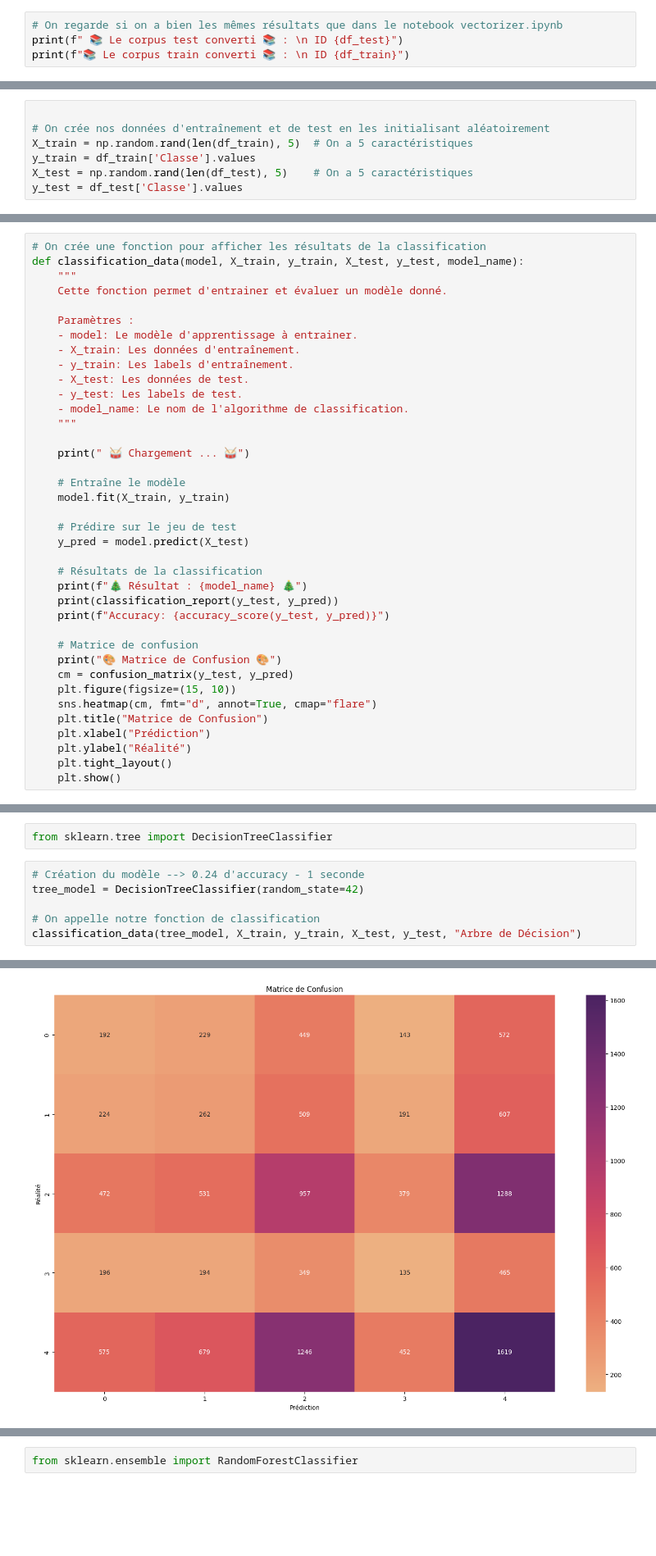
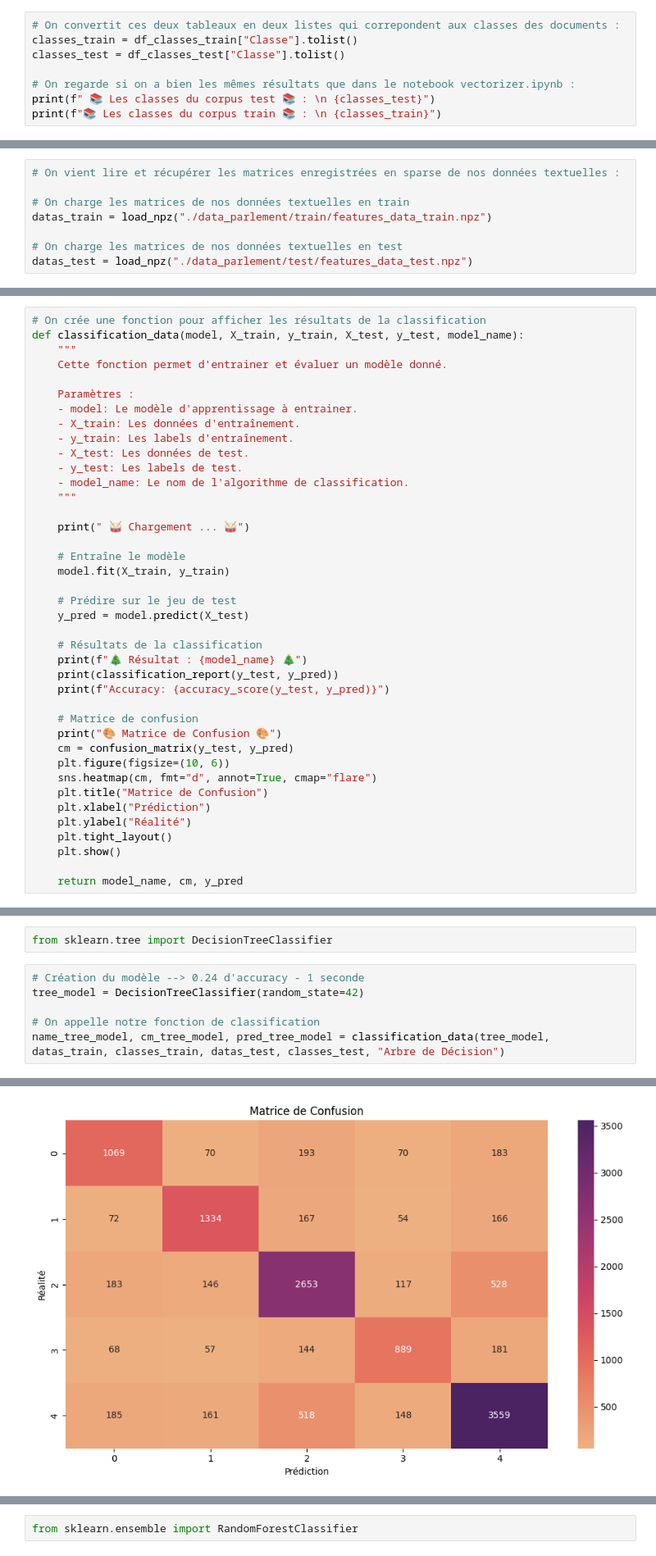
Before and after one commit to Lise-Brisset/projet_DEFT2009_ML2024, a Jupyter notebook: classifier.ipynb, the cells around one changed output, grey strips where cells are left out. Shown: that part at 82% size. Cells and saved outputs as stored; diff of their text form; blank space fills up the shorter version.

Commit message:
fix: amélioration de classifier.ipynb

```diff
--- a/classifier.ipynb
+++ b/classifier.ipynb
@@ -19,5 +23,9 @@ df_test = pd.read_csv("./data_csv/test/partis_test_convertis.csv")
 # %%
-# On regarde si on a bien les mêmes résultats que dans le notebook vectorizer.ipynb
-print(f" 📚 Le corpus test converti 📚 : \n ID {df_test}")
-print(f"📚 Le corpus train converti 📚 : \n ID {df_train}")
+# On convertit ces deux tableaux en deux listes qui correpondent aux classes des documents :
+classes_train = df_classes_train["Classe"].tolist()
+classes_test = df_classes_test["Classe"].tolist()
+
+# On regarde si on a bien les mêmes résultats que dans le notebook vectorizer.ipynb :
+print(f" 📚 Les classes du corpus test 📚 : \n {classes_test}")
+print(f"📚 Les classes du corpus train 📚 : \n {classes_train}")
 # %% [output]
@@ -43,7 +35,0 @@ import numpy as np
-# %%
-
-# On crée nos données d'entraînement et de test en les initialisant aléatoirement
-X_train = np.random.rand(len(df_train), 5)  # On a 5 caractéristiques
-y_train = df_train['Classe'].values
-X_test = np.random.rand(len(df_test), 5)    # On a 5 caractéristiques
-y_test = df_test['Classe'].values
@@ -49,0 +38,8 @@ y_test = df_test['Classe'].values
+# %%
+# On vient lire et récupérer les matrices enregistrées en sparse de nos données textuelles :
+
+# On charge les matrices de nos données textuelles en train
+datas_train = load_npz("./data_parlement/train/features_data_train.npz")
+
+# On charge les matrices de nos données textuelles en test
+datas_test = load_npz("./data_parlement/test/features_data_test.npz")
@@ -85,10 +96,12 @@ def classification_data(model, X_train, y_train, X_test, y_test, model_name):
     # Matrice de confusion
     print("🎨 Matrice de Confusion 🎨")
     cm = confusion_matrix(y_test, y_pred)
-    plt.figure(figsize=(15, 10))
+    plt.figure(figsize=(10, 6))
     sns.heatmap(cm, fmt="d", annot=True, cmap="flare")
     plt.title("Matrice de Confusion")
     plt.xlabel("Prédiction")
     plt.ylabel("Réalité")
     plt.tight_layout()
     plt.show()
+
+    return model_name, cm, y_pred
@@ -103,7 +142,7 @@ from sklearn.tree import DecisionTreeClassifier
 tree_model = DecisionTreeClassifier(random_state=42)
 
 # On appelle notre fonction de classification
-classification_data(tree_model, X_train, y_train, X_test, y_test, "Arbre de Décision")
+name_tree_model, cm_tree_model, pred_tree_model = classification_data(tree_model, datas_train, classes_train, datas_test, classes_test, "Arbre de Décision")
 # %% [output]
  🥁 Chargement ... 🥁
 🎄 Résultat : Arbre de Décision 🎄
@@ -123,2 +162,2 @@ Accuracy: 0.2450638792102207
 🎨 Matrice de Confusion 🎨
-[figure, old version]
+[figure, new version]
```
Also changed, not shown: parts of 38 cells of this notebook.
